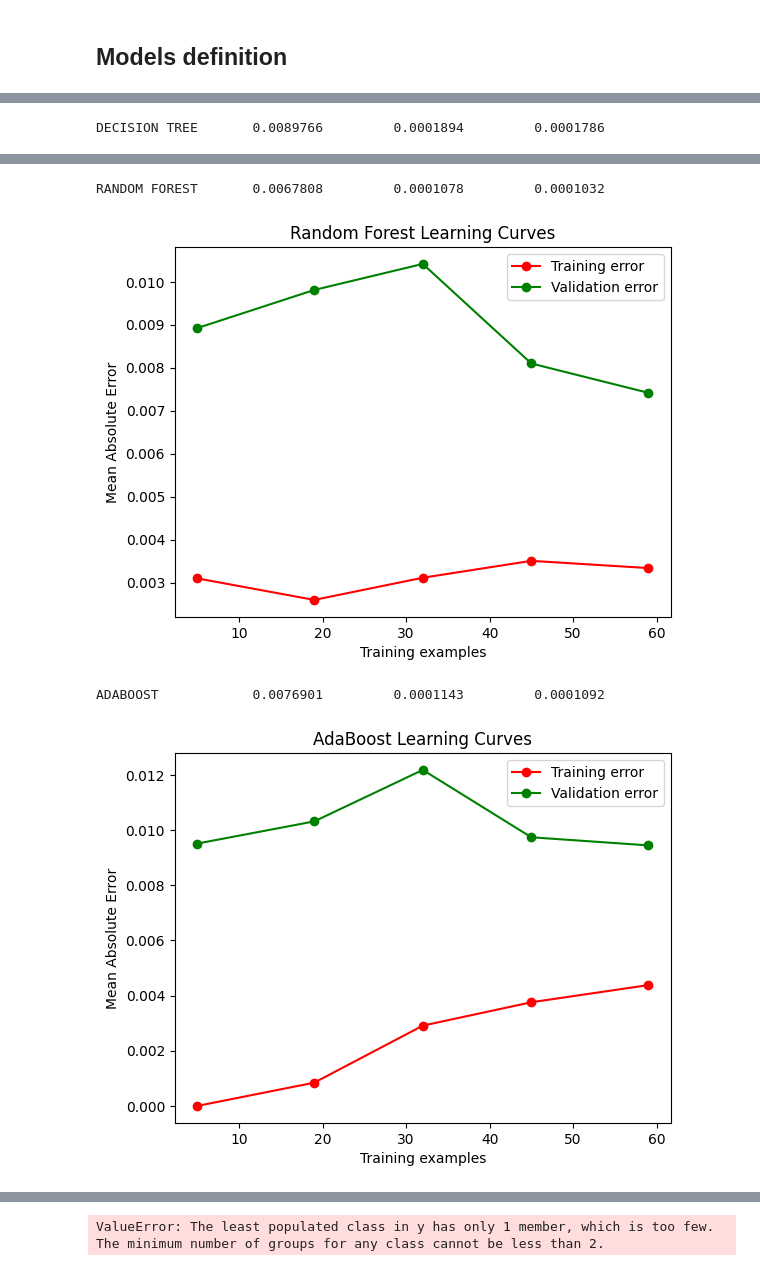
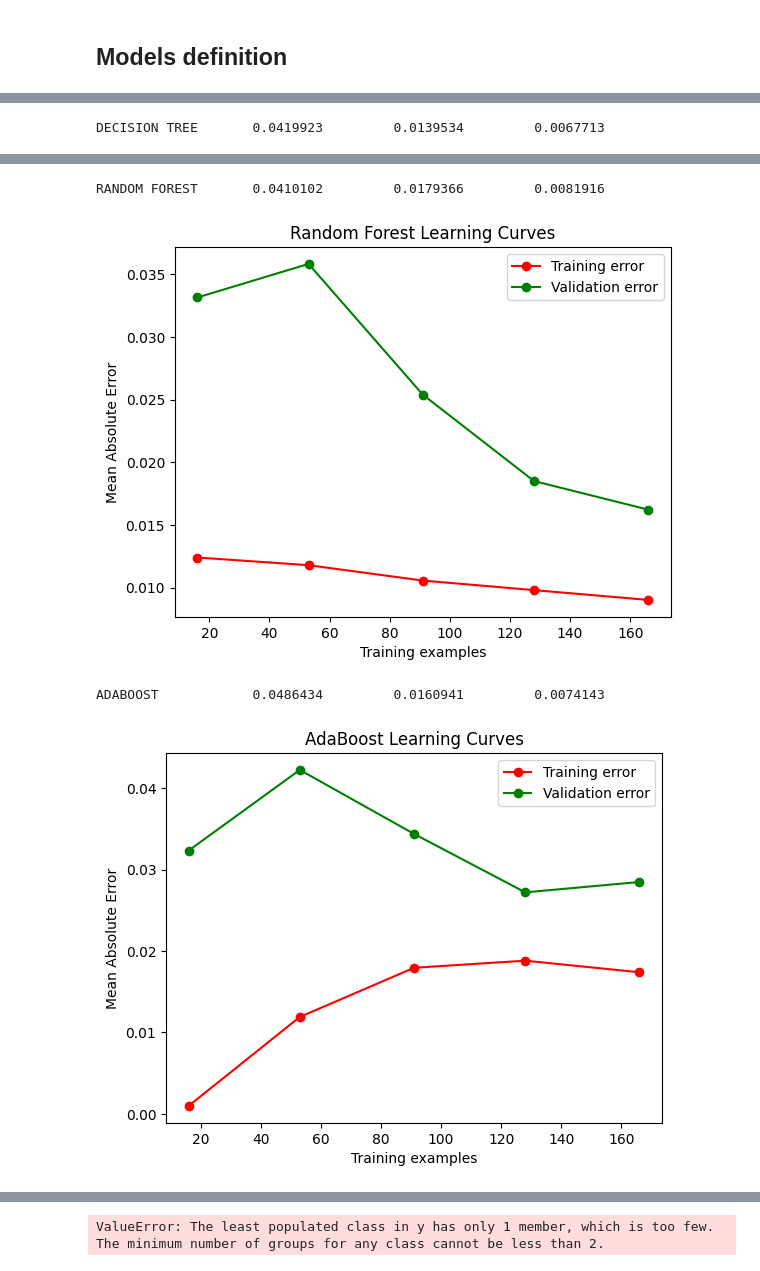
Before and after one commit to Fonty02/Tesi, a Jupyter notebook: notebooks/model-building.ipynb, the cells around one changed output, grey strips where cells are left out. Drawn from its saved outputs; the diff is of its cells as text; code cells hidden in the pictures.

```diff
--- a/notebooks/model-building.ipynb
+++ b/notebooks/model-building.ipynb
@@ -131,10 +131,10 @@ data.to_csv(DATASET_AZURE_FILE, index=False, encoding='utf-8')
 # %% [markdown]
 ## Preprocessing
 # %%
-data = pd.read_csv(DATASET_AZURE_FILE ,encoding='utf-8')
+data = pd.read_csv(DATASET_FILE ,encoding='utf-8')
 #sort data by emissions in ascending order
 data = data.sort_values(by='emissions')
-data = data.iloc[:-8]
+#data = data.iloc[:-8]
 data = data.sort_index()
 
 data.info()
@@ -240,8 +240,8 @@ y = data[['emissions']]
 X_train, X_test, y_train, y_test = train_test_split(
     X.values.astype('float64'),
     y.values.astype('float64'),
-    train_size = .9,
-    test_size = .1,
+    train_size = .7,
+    test_size = .3,
     random_state = 2,
     shuffle = True
 )
@@ -255,9 +255,9 @@ print(''.join(['> ' for i in range(35)]))
 import matplotlib.pyplot as plt
 from sklearn.model_selection import learning_curve
 
-model = SVR()
-model.fit(X_train, y_train)
-pred = model.predict(X_test)
+model_SVR = SVR()
+model_SVR.fit(X_train, y_train)
+pred = model_SVR.predict(X_test)
 mae = mean_absolute_error(pred, y_test)
 rmse = mean_squared_error(pred, y_test)
 msle = mean_squared_log_error(pred, y_test)
@@ -267,7 +267,7 @@ print(f'\n{"SVR":<20}{mae:>8.7f}{rmse:>18.7f}{msle:>18.7f}')
 
 
 
-train_sizes, train_scores, test_scores = learning_curve(model, X_train, y_train, cv=10, scoring='neg_mean_absolute_error')
+train_sizes, train_scores, test_scores = learning_curve(model_SVR, X_train, y_train, cv=10, scoring='neg_mean_absolute_error')
 
 train_scores_mean = -np.mean(train_scores, axis=1)
 test_scores_mean = -np.mean(test_scores, axis=1)
@@ -283,16 +283,16 @@ plt.show()
 
 
 
-model = DecisionTreeRegressor(max_depth=5, random_state=3)
-model.fit(X_train, y_train)
-pred = model.predict(X_test)
+model_DecisionTree = DecisionTreeRegressor(max_depth=5, random_state=3)
+model_DecisionTree.fit(X_train, y_train)
+pred = model_DecisionTree.predict(X_test)
 mae = mean_absolute_error(pred, y_test)
 rmse = mean_squared_error(pred, y_test)
 msle = mean_squared_log_error(pred, y_test)
 print(f'\n{"DECISION TREE":<20}{mae:>8.7f}{rmse:>18.7f}{msle:>18.7f}')
 
 
-train_sizes, train_scores, test_scores = learning_curve(model, X_train, y_train, cv=10, scoring='neg_mean_absolute_error')
+train_sizes, train_scores, test_scores = learning_curve(model_DecisionTree, X_train, y_train, cv=10, scoring='neg_mean_absolute_error')
 
 train_scores_mean = -np.mean(train_scores, axis=1)
 test_scores_mean = -np.mean(test_scores, axis=1)
@@ -306,16 +306,16 @@ plt.legend(loc='best')
 plt.title('Decision Tree Learning Curves')
 plt.show()
 
-model = RandomForestRegressor(n_estimators=500, max_depth=5, random_state=3)
-model.fit(X_train, y_train)
-pred = model.predict(X_test)
+model_RandomForest = RandomForestRegressor(n_estimators=500, max_depth=5, random_state=3)
+model_RandomForest.fit(X_train, y_train)
+pred = model_RandomForest.predict(X_test)
 mae = mean_absolute_error(pred, y_test)
 rmse = mean_squared_error(pred, y_test)
 msle = mean_squared_log_error(pred, y_test)
 print(f'\n{"RANDOM FOREST":<20}{mae:>8.7f}{rmse:>18.7f}{msle:>18.7f}')
 
 
-train_sizes, train_scores, test_scores = learning_curve(model, X_train, y_train, cv=10, scoring='neg_mean_absolute_error')
+train_sizes, train_scores, test_scores = learning_curve(model_RandomForest, X_train, y_train, cv=10, scoring='neg_mean_absolute_error')
 
 train_scores_mean = -np.mean(train_scores, axis=1)
 test_scores_mean = -np.mean(test_scores, axis=1)
@@ -330,15 +330,15 @@ plt.title('Random Forest Learning Curves')
 plt.show()
 
 
-model = AdaBoostRegressor(n_estimators=500, random_state=3)
-model.fit(X_train, y_train)
-pred = model.predict(X_test)
+model_AdaBoost = AdaBoostRegressor(n_estimators=500, random_state=3)
+model_AdaBoost.fit(X_train, y_train)
+pred = model_AdaBoost.predict(X_test)
 mae = mean_absolute_error(pred, y_test)
 rmse = mean_squared_error(pred, y_test)
 msle = mean_squared_log_error(pred, y_test)
 print(f'\n{"ADABOOST":<20}{mae:>8.7f}{rmse:>18.7f}{msle:>18.7f}')
 
-train_sizes, train_scores, test_scores = learning_curve(model, X_train, y_train, cv=10, scoring='neg_mean_absolute_error')
+train_sizes, train_scores, test_scores = learning_curve(model_AdaBoost, X_train, y_train, cv=10, scoring='neg_mean_absolute_error')
 
 train_scores_mean = -np.mean(train_scores, axis=1)
 test_scores_mean = -np.mean(test_scores, axis=1)
@@ -363 +363 @@ SVR                 0.0207895         0.0004925         0.0004749
-DECISION TREE       0.0089766         0.0001894         0.0001786
+DECISION TREE       0.0419923         0.0139534         0.0067713
@@ -365,4 +365,4 @@ DECISION TREE       0.0089766         0.0001894         0.0001786
-RANDOM FOREST       0.0067808         0.0001078         0.0001032
+RANDOM FOREST       0.0410102         0.0179366         0.0081916
-[figure, old version]
+[figure, new version]
-ADABOOST            0.0076901         0.0001143         0.0001092
+ADABOOST            0.0486434         0.0160941         0.0074143
-[figure, old version]
+[figure, new version]
```
Also changed, not shown: parts of 8 cells of this notebook, 7 other files.
